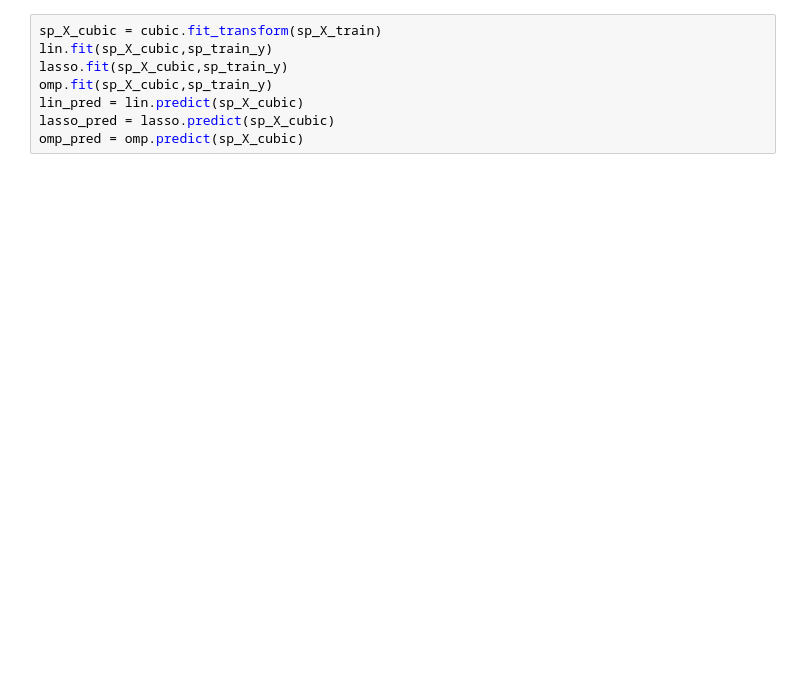
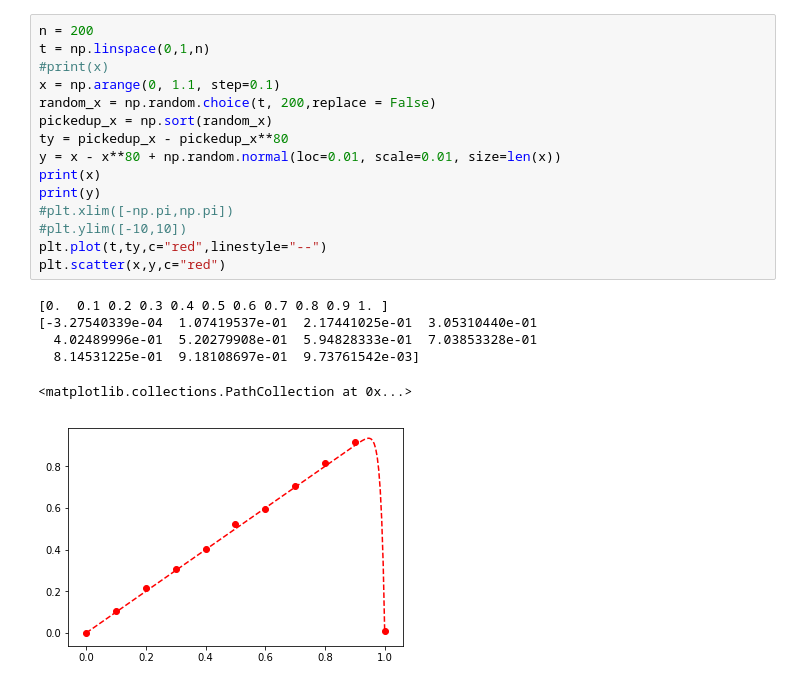
Before and after one commit to iusami/regression, a Jupyter notebook: sparse_modeling.ipynb, the cells around one changed output. Cells and saved outputs as stored; diff of their text form; blank space fills up the shorter version.

```diff
--- a/sparse_modeling.ipynb
+++ b/sparse_modeling.ipynb
@@ -126,8 +16,22 @@ plt.show()
-# %%
-sp_X_cubic = cubic.fit_transform(sp_X_train)
-lin.fit(sp_X_cubic,sp_train_y)
-lasso.fit(sp_X_cubic,sp_train_y)
-omp.fit(sp_X_cubic,sp_train_y)
-lin_pred = lin.predict(sp_X_cubic)
-lasso_pred = lasso.predict(sp_X_cubic)
-omp_pred = omp.predict(sp_X_cubic)
+# %%
+n = 200
+t = np.linspace(0,1,n)
+#print(x)
+x = np.arange(0, 1.1, step=0.1)
+random_x = np.random.choice(t, 200,replace = False)
+pickedup_x = np.sort(random_x)
+ty = pickedup_x - pickedup_x**80
+y = x - x**80 + np.random.normal(loc=0.01, scale=0.01, size=len(x))
+print(x)
+print(y)
+#plt.xlim([-np.pi,np.pi])
+#plt.ylim([-10,10])
+plt.plot(t,ty,c="red",linestyle="--")
+plt.scatter(x,y,c="red")
+# %% [output]
+[0.  0.1 0.2 0.3 0.4 0.5 0.6 0.7 0.8 0.9 1. ]
+[-3.27540339e-04  1.07419537e-01  2.17441025e-01  3.05310440e-01
+  4.02489996e-01  5.20279908e-01  5.94828333e-01  7.03853328e-01
+  8.14531225e-01  9.18108697e-01  9.73761542e-03]
+<matplotlib.collections.PathCollection at 0x...>
+[figure, added]
```
Also changed, not shown: parts of 9 cells of this notebook.
